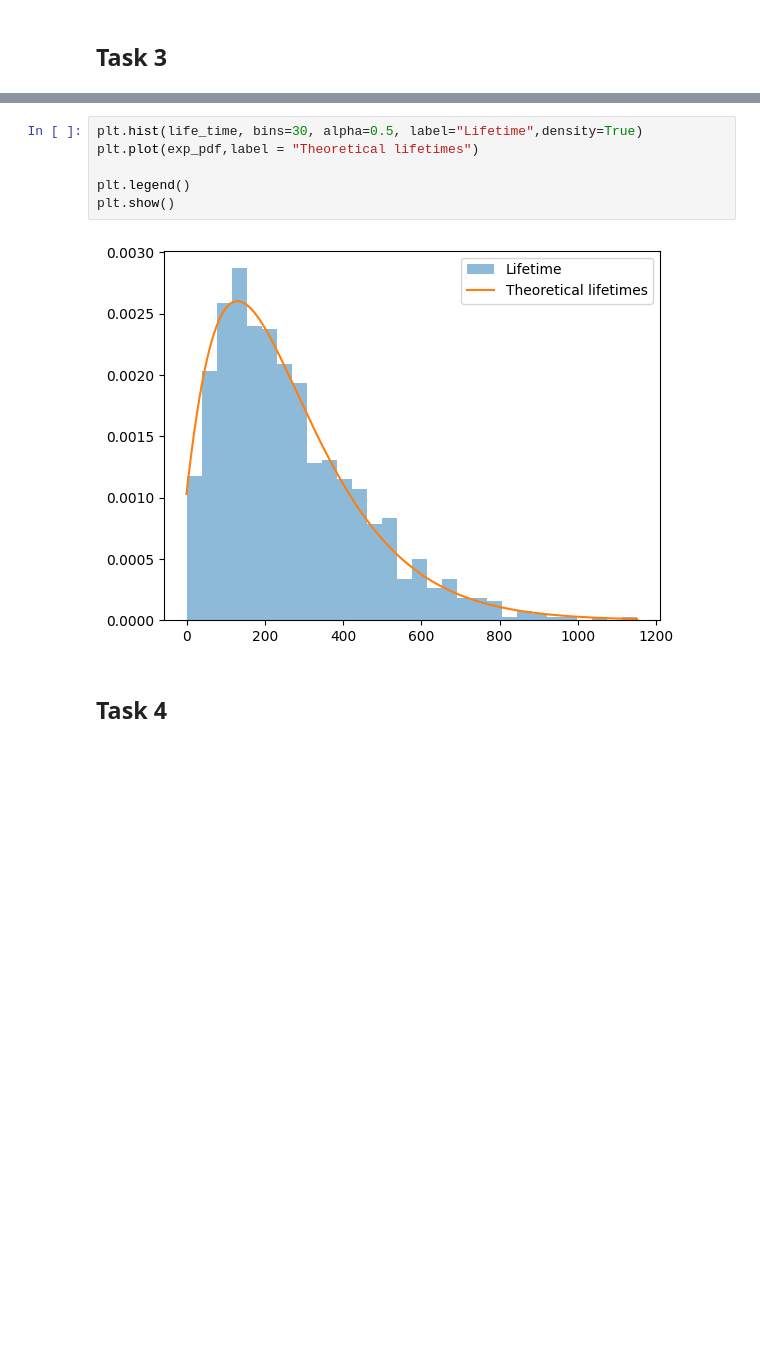
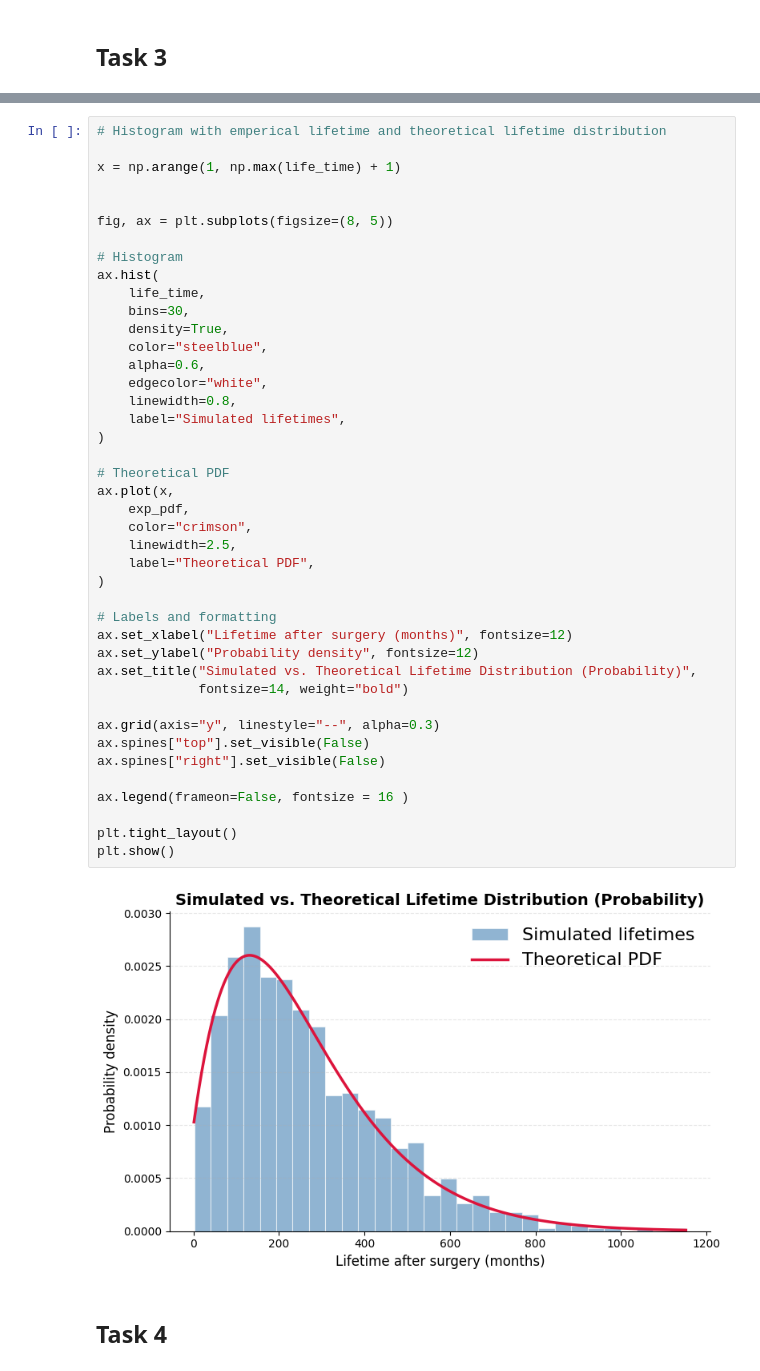
Before and after one commit to AgnesOlsen/02443_Stocastic_Simulation, a Jupyter notebook: Notebooks Project 1/Source_code.ipynb, the cells around one changed output, grey strips where cells are left out. Saved outputs shown, nothing was run; the diff lists cells and outputs as text; blank space fills up the shorter version.

```diff
--- a/Notebooks Project 1/Source_code.ipynb
+++ b/Notebooks Project 1/Source_code.ipynb
@@ -123,14 +159,50 @@ exp_pdf = []
 for t in range(1, np.max(life_time) + 1):
     prop = pi@np.linalg.matrix_power(Ps,t)@ps
     exp_pdf.append(prop)
-# %%
-plt.hist(life_time, bins=30, alpha=0.5, label="Lifetime",density=True)
-plt.plot(exp_pdf,label = "Theoretical lifetimes")
-
-plt.legend()
-plt.show()
-# %% [output]
-[figure, removed]
+# %%
+# Histogram with emperical lifetime and theoretical lifetime distribution
+
+x = np.arange(1, np.max(life_time) + 1)
+
+
+fig, ax = plt.subplots(figsize=(8, 5))
+
+# Histogram
+ax.hist(
+    life_time,
+    bins=30,
+    density=True,
+    color="steelblue",
+    alpha=0.6,
+    edgecolor="white",
+    linewidth=0.8,
+    label="Simulated lifetimes",
+)
+
+# Theoretical PDF
+ax.plot(x,
+    exp_pdf,
+    color="crimson",
+    linewidth=2.5,
+    label="Theoretical PDF",
+)
+
+# Labels and formatting
+ax.set_xlabel("Lifetime after surgery (months)", fontsize=12)
+ax.set_ylabel("Probability density", fontsize=12)
+ax.set_title("Simulated vs. Theoretical Lifetime Distribution (Probability)",
+             fontsize=14, weight="bold")
+
+ax.grid(axis="y", linestyle="--", alpha=0.3)
+ax.spines["top"].set_visible(False)
+ax.spines["right"].set_visible(False)
+
+ax.legend(frameon=False, fontsize = 16 )
+
+plt.tight_layout()
+plt.show()
+# %% [output]
+[figure, added]
 # %% [markdown]
 ## Task 4
 # %%
```
Also changed, not shown: parts of 46 cells of this notebook, 1 other file.
